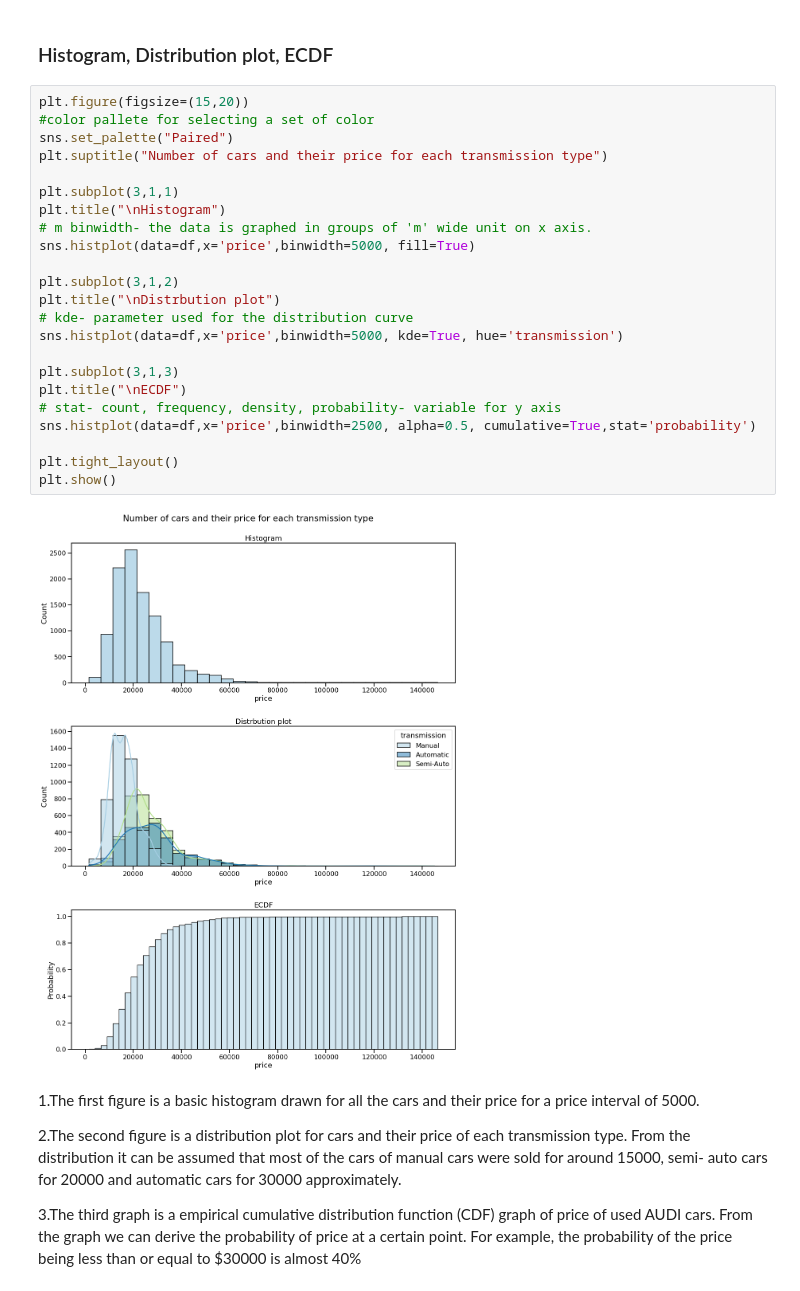
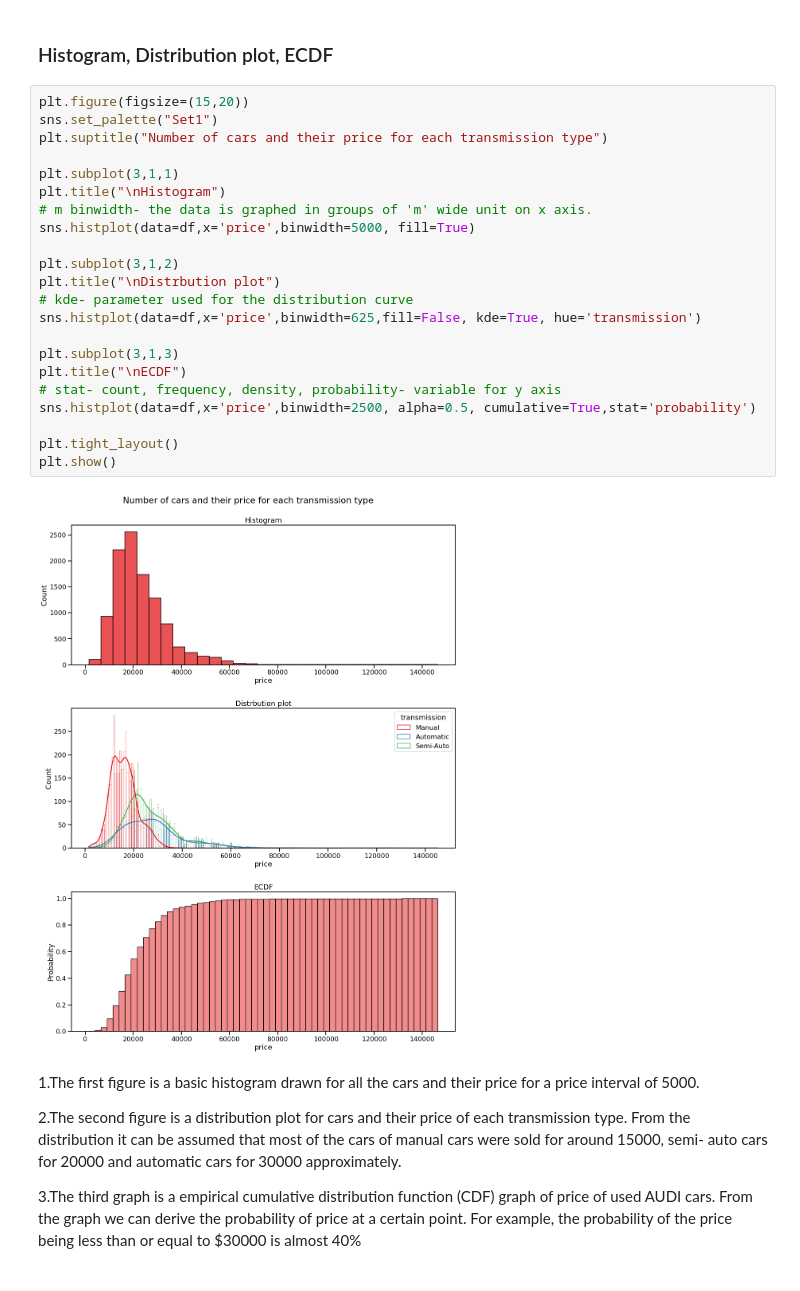
Before and after one commit to Mehreen-te/audi_used_car_analysis, a Jupyter notebook: audi_used_car_EDA.ipynb, the cells around one changed output. Saved outputs shown, nothing was run; the diff lists cells and outputs as text.

```diff
--- a/audi_used_car_EDA.ipynb
+++ b/audi_used_car_EDA.ipynb
@@ -214,29 +212,28 @@ df.describe()
 ### Histogram, Distribution plot, ECDF
 # %%
 plt.figure(figsize=(15,20))
-#color pallete for selecting a set of color
-sns.set_palette("Paired")
+sns.set_palette("Set1")
 plt.suptitle("Number of cars and their price for each transmission type")
 
 plt.subplot(3,1,1)
 plt.title("\nHistogram")
 # m binwidth- the data is graphed in groups of 'm' wide unit on x axis.
 sns.histplot(data=df,x='price',binwidth=5000, fill=True)
 
 plt.subplot(3,1,2)
 plt.title("\nDistrbution plot")
 # kde- parameter used for the distribution curve
-sns.histplot(data=df,x='price',binwidth=5000, kde=True, hue='transmission')
+sns.histplot(data=df,x='price',binwidth=625,fill=False, kde=True, hue='transmission')
 
 plt.subplot(3,1,3)
 plt.title("\nECDF")
 # stat- count, frequency, density, probability- variable for y axis
 sns.histplot(data=df,x='price',binwidth=2500, alpha=0.5, cumulative=True,stat='probability')
 
 plt.tight_layout()
 plt.show()
 # %% [output]
-[figure, old version]
+[figure, new version]
 # %% [markdown]
 1.The first figure is a basic histogram drawn for all the cars and their price for a price interval of 5000.
 
```
Also changed, not shown: parts of 9 cells of this notebook.
